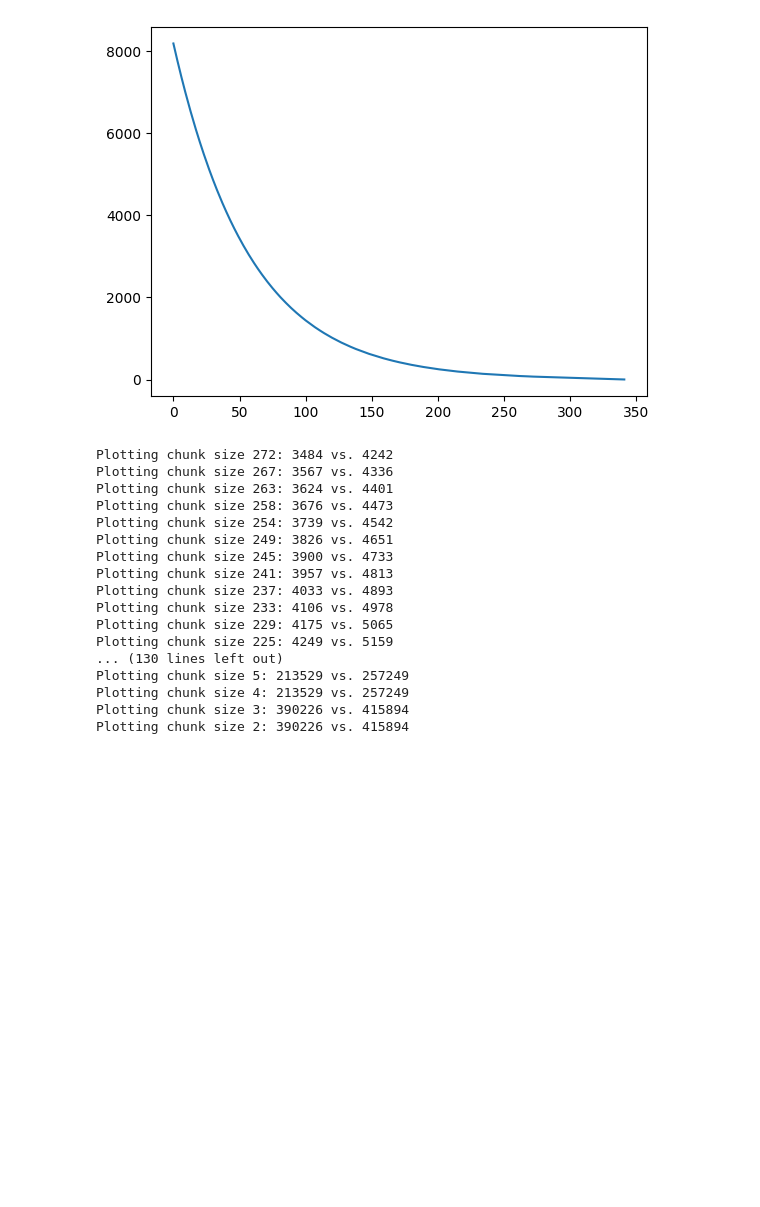
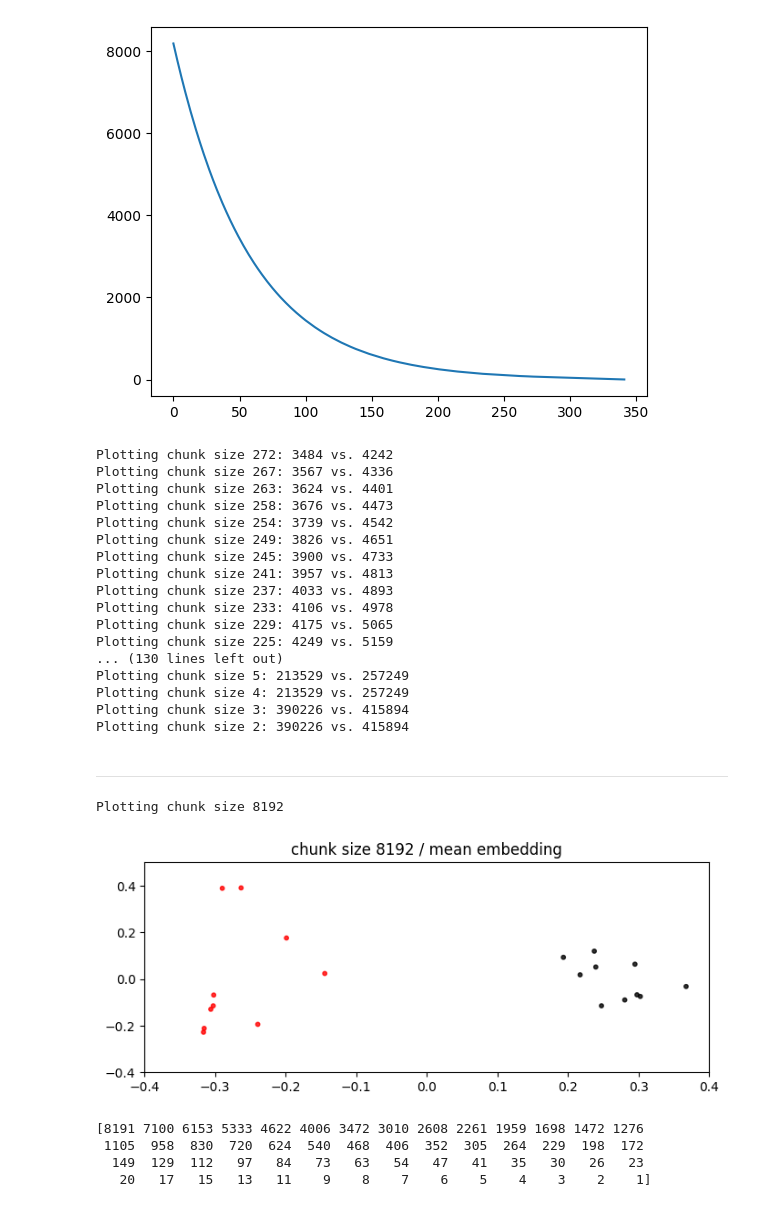
Before and after one commit to tobiaswuerth/rolling_embedding, a Jupyter notebook: playground_7_rolling_embedding.ipynb, the cells around one changed output. Saved outputs shown, nothing was run; the diff lists cells and outputs as text; code cells hidden in the pictures; blank space fills up the shorter version.

Commit message:
fix chunk 1 splitting, add mean evolution

```diff
--- a/playground_7_rolling_embedding.ipynb
+++ b/playground_7_rolling_embedding.ipynb
@@ -338,3 +338,74 @@ Plotting chunk size 2: 390226 vs. 415894
 # for i, file in enumerate(output_files):
 #     new_name = f'frame_{i:04d}.png'
 #     os.rename(os.path.join(plot_export_dir, file), os.path.join(plot_export_dir, new_name))
+# %% [markdown]
+---
+# %%
+import numpy as np
+def chunk_and_plot_mean(chunk_size:int, alpha, size, save_path=None, figsize=(8,4)):
+    batch_size = min(32768 // chunk_size + 1, 1024)
+    embeddings_cow = np.vstack([
+        np.mean(model.encode(chunk_text(paper, size=chunk_size, hard_cut=True), batch_size=batch_size), axis=0)
+        for paper in papers_cow
+    ])
+    embeddings_blackhole = np.vstack([
+        np.mean(model.encode(chunk_text(paper, size=chunk_size, hard_cut=True), batch_size=batch_size), axis=0)
+        for paper in papers_blackhole
+    ])
+    all_embeddings = np.vstack([embeddings_cow, embeddings_blackhole])
+
+    reducer = PCA(n_components=2, random_state=42)
+    embedding_2d = reducer.fit_transform(all_embeddings)
+
+    print(f'Plotting chunk size {chunk_size}')
+
+    colors = ['red'] * len(embeddings_cow) + ['black'] * len(embeddings_blackhole)  # cow is red
+
+    def _prep_plot():
+        plt.figure(figsize=figsize)
+        plt.scatter(embedding_2d[:, 0], embedding_2d[:, 1], c=colors, alpha=alpha, s=size)
+        plt.title(f'chunk size {chunk_size} / mean embedding')
+        plt.xlim(-0.4, 0.4)
+        plt.ylim(-0.4, 0.5)
+
+
+    if save_path:
+        # Hack: save multiple variants in different orientations because PCA might swap it
+        # no easy way to guarantee it stays the same? have to hand select...
+
+        _prep_plot()
+        plt.savefig(save_path.replace('.png', '-v1.png'), dpi=300, bbox_inches='tight')
+        plt.close()
+
+        embedding_2d[:, 0] *= -1
+        _prep_plot()
+        plt.savefig(save_path.replace('.png', '-v2.png'), dpi=300, bbox_inches='tight')
+        plt.close()
+
+        embedding_2d[:, 1] *= -1
+        _prep_plot()
+        plt.savefig(save_path.replace('.png', '-v3.png'), dpi=300, bbox_inches='tight')
+        plt.close()
+
+        embedding_2d[:, 0] *= -1
+        _prep_plot()
+        plt.savefig(save_path.replace('.png', '-v4.png'), dpi=300, bbox_inches='tight')
+        plt.close()
+    else:
+        _prep_plot()
+        plt.show()
+
+
+chunk_and_plot_mean(8192, alpha=0.8, size=10, figsize=(8, 3))
+# %% [output]
+Plotting chunk size 8192
+[figure, added]
+# %%
+chunk_sizes = np.logspace(np.log10(8192), np.log10(1), 64, dtype=np.int32)
+chunk_sizes = np.sort(np.unique(chunk_sizes))[::-1]
+print(chunk_sizes)
+# %% [output]
+[8191 7100 6153 5333 4622 4006 3472 3010 2608 2261 1959 1698 1472 1276
+ 1105  958  830  720  624  540  468  406  352  305  264  229  198  172
+  149  129  112   97   84   73   63   54   47   41   35   30   26   23
+   20   17   15   13   11    9    8    7    6    5    4    3    2    1]
```
Also changed, not shown: parts of 6 cells of this notebook, 2 other files.
